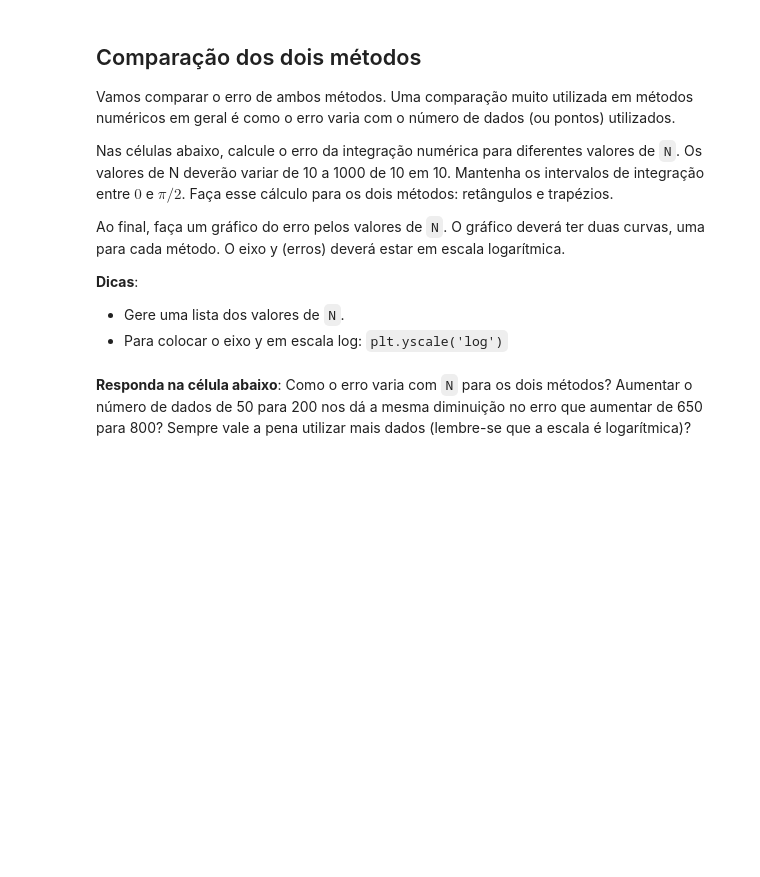
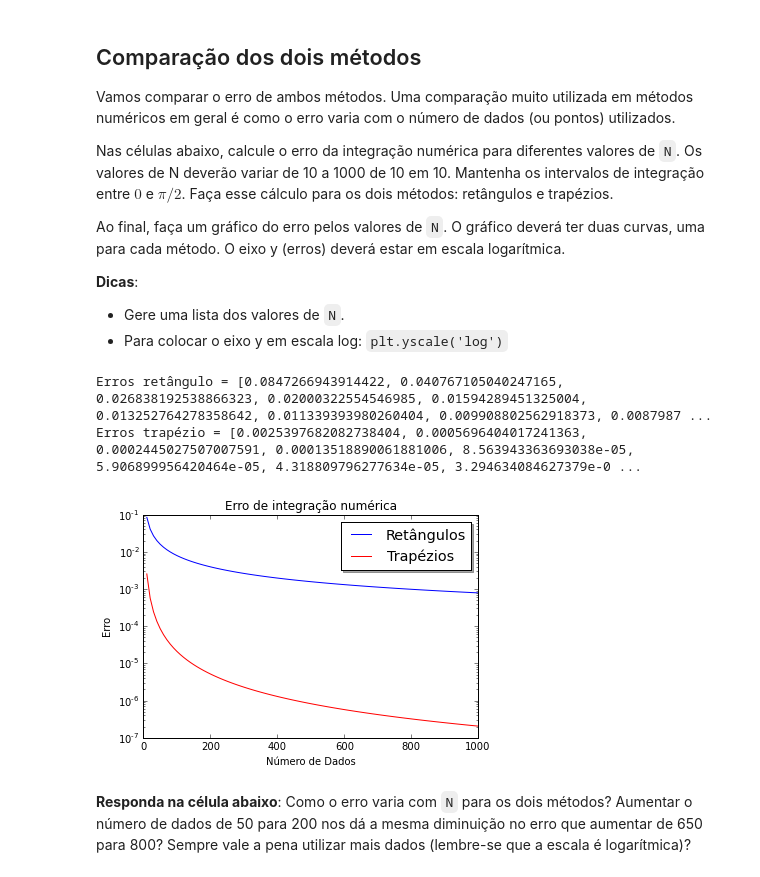
Before and after one commit to mat-esp-2015/integracao-mmm, a Jupyter notebook: tarefa-integracao.ipynb, the cells around one changed output. Drawn from its saved outputs; the diff is of its cells as text; code cells hidden in the pictures; blank space fills up the shorter version.

```diff
--- a/tarefa-integracao.ipynb
+++ b/tarefa-integracao.ipynb
@@ -182,6 +182,49 @@ Ao final, faça um gráfico do erro pelos valores de `N`. O gráfico deverá ter
 
 * Gere uma lista dos valores de `N`.
 * Para colocar o eixo y em escala log: `plt.yscale('log')`
+# %%
+#criação das listas vazias onde serão adicionados os valores das variaveis desejadas
+lista_N = []
+erros_ret = []
+erros_trap = []
+for N in range(10, 1010, 10): #Geração dos valores de N e das sequencias do calculo das integrais para cada  valor de N
+    intervalo = (fim - inicio)/(N-1)
+    dados = []
+    tempos = []
+    lista_N.append(N) #adição dos valores de N a lista_N
+    for k in range(N): #Geração dos dados
+        t = inicio + k*intervalo #geração dos valores de tempos
+        tempos.append(t) #adição dos valores de tempos
+        dados.append(math.cos(t)) #geração e adição dos valores de dados a respectiva lista
+    soma_1 = 0
+    for c in range(0, N, 1): #Loop para o calculo da regra dos retângulos
+        soma_1 = soma_1 + intervalo*dados[c] #executa a regra dos retangulos
+        dif1 = 1 - soma_1
+        erro1 = abs(dif1) #erro da regra dos retangulos
+    erros_ret.append(erro1) #adiciona os valores dos erros da regra dos retangulos
+    soma_2 = 0
+    for p in range(0, N-1, 1): #Loop para o calculo da regra dos trapézios
+        h = intervalo*(dados[p]+dados[p+1])/2 #executa a regra dos trapezios
+        soma_2 = soma_2 + h
+        dif2 = 1 - soma_2
+        erro2 = abs(dif2) #erro da regra dos trapezios
+    erros_trap.append(erro2) #adiciona os valores dos erros da regra dos trapezios
+print("Erros retângulo =", erros_ret)
+print("Erros trapézio =", erros_trap)
+# %% [output]
+Erros retângulo = [0.0847266943914422, 0.040767105040247165, 0.026838192538866323, 0.02000322554546985, 0.01594289451325004, 0.013252764278358642, 0.011339393980260404, 0.009908802562918373, 0.0087987 ...
+Erros trapézio = [0.0025397682082738404, 0.0005696404017241363, 0.0002445027507007591, 0.00013518890061881006, 8.563943363693038e-05, 5.906899956420464e-05, 4.318809796277634e-05, 3.294634084627379e-0 ...
+# %%
+plt.figure()
+plt.plot(lista_N, erros_ret, "-b", label="Retângulos")
+plt.plot(lista_N, erros_trap, "-r", label="Trapézios")
+plt.title("Erro de integração numérica")
+plt.xlabel("Número de Dados")
+plt.yscale("log")
+plt.ylabel("Erro")
+legend = plt.legend(loc = "upper right", shadow = True, fontsize= "x-large")
+# %% [output]
+[figure, added]
 # %% [markdown]
 **Responda na célula abaixo**: Como o erro varia com `N` para os dois métodos? Aumentar o número de dados de 50 para 200 nos dá a mesma diminuição no erro que aumentar de 650 para 800? Sempre vale a pena utilizar mais dados (lembre-se que a escala é logarítmica)?
 # %% [markdown]
```
